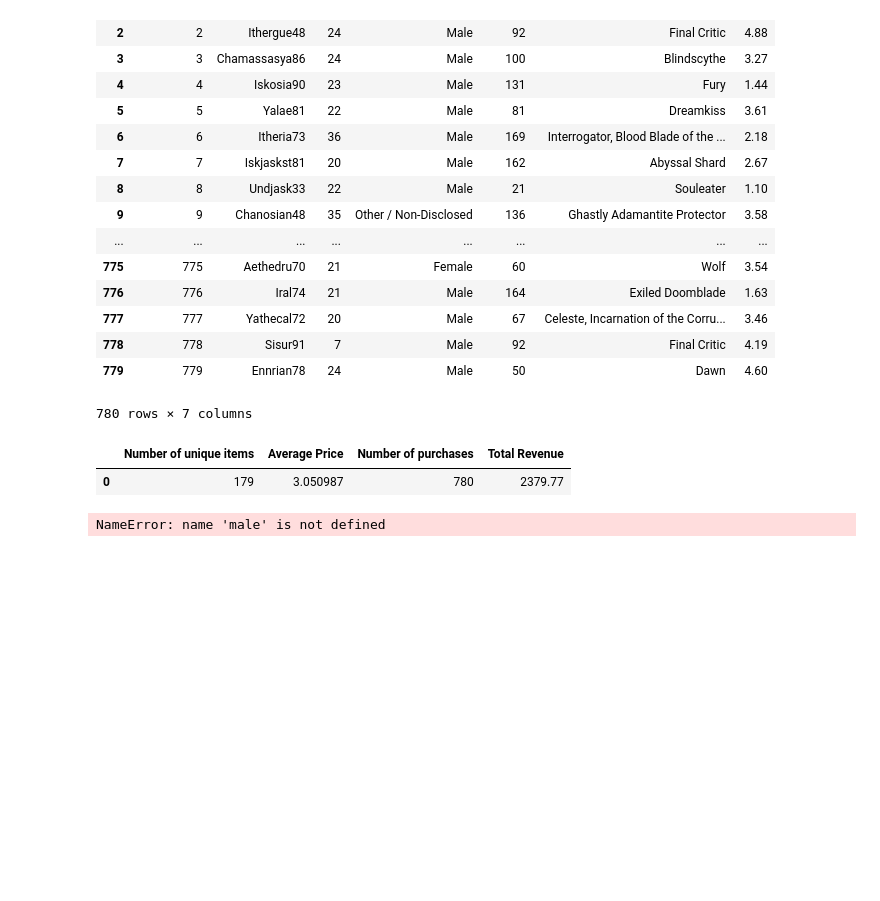
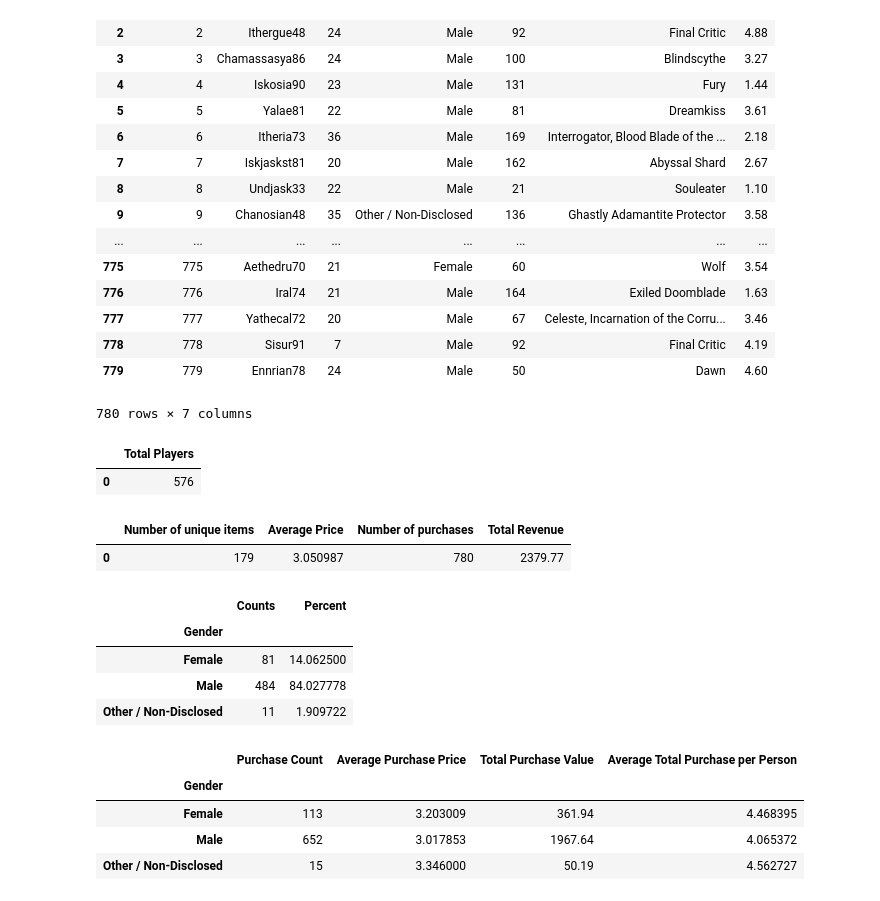
Before and after one commit to A-vital/Analysis-using-Pandas, a Jupyter notebook: Heroes_of_Pymoli/HeroesOfPymoli.ipynb, the cells around one changed output. Saved outputs shown, nothing was run; the diff lists cells and outputs as text; code cells hidden in the pictures; blank space fills up the shorter version.

```diff
--- a/Heroes_of_Pymoli/HeroesOfPymoli.ipynb
+++ b/Heroes_of_Pymoli/HeroesOfPymoli.ipynb
@@ -24,6 +24,12 @@ data
 | 778 | 778 | Sisur91 | 7 | Male | 92 | Final Critic | 4.19 |
 | 779 | 779 | Ennrian78 | 24 | Male | 50 | Dawn | 4.60 |
 780 rows × 7 columns
+# %%
+total_players = len(data["SN"].value_counts())
+pd.DataFrame({"Total Players":[total_players]})
+# %% [output]
+|  | Total Players |
+| 0 | 576 |
 # %%
 #Total Number of players
 purchases = data["Purchase ID"].count()
@@ -50,8 +56,43 @@ data_df
 # %%
 #Gender Demographics
 #percentage and count of male players
-male_count = male["Gender"].count()
-male_count
 #percentage and count of female players
+#Percentage and Count of Other / Non-Disclosed
+
+Gcount = data.groupby("Gender")
+fm = Gcount.nunique()["SN"]
+percent = fm / total_players * 100
+pd.DataFrame({'Counts': fm,
+             'Percent': percent})
 # %% [output]
-NameError: name 'male' is not defined
+|  | Counts | Percent |
+| Gender |  |  |
+| Female | 81 | 14.062500 |
+| Male | 484 | 84.027778 |
+| Other / Non-Disclosed | 11 | 1.909722 |
+# %%
+#Purchasing Analysis(Gender)
+#Purchase count per Gender
+purchase_c = data.groupby(["Gender"]).count()["Purchase ID"]
+
+#average price per gender
+average_p = data.groupby(["Gender"]).mean()["Price"]
+
+#Total purchase value per Gender
+total_p = data.groupby(["Gender"]).sum()["Price"]
+
+##Average total purchase per person
+average_t = total_p/fm
+
+pd.DataFrame({
+    "Purchase Count": purchase_c,
+    "Average Purchase Price": average_p,
+    "Total Purchase Value": total_p,
+    "Average Total Purchase per Person": average_t
+})
+# %% [output]
+|  | Purchase Count | Average Purchase Price | Total Purchase Value | Average Total Purchase per Person |
+| Gender |  |  |  |  |
+| Female | 113 | 3.203009 | 361.94 | 4.468395 |
+| Male | 652 | 3.017853 | 1967.64 | 4.065372 |
+| Other / Non-Disclosed | 15 | 3.346000 | 50.19 | 4.562727 |
```
Also changed, not shown: parts of 1 cell of this notebook.
